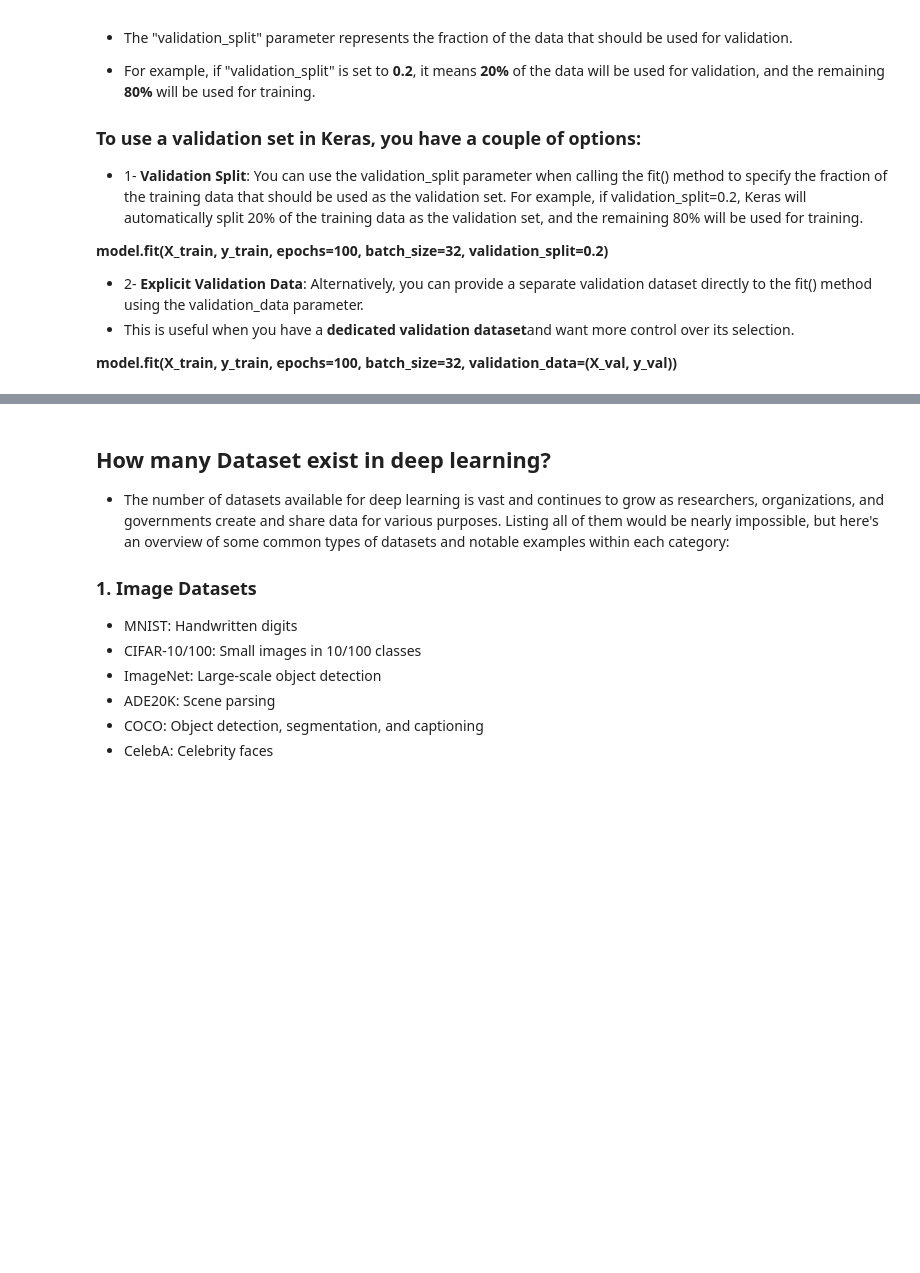
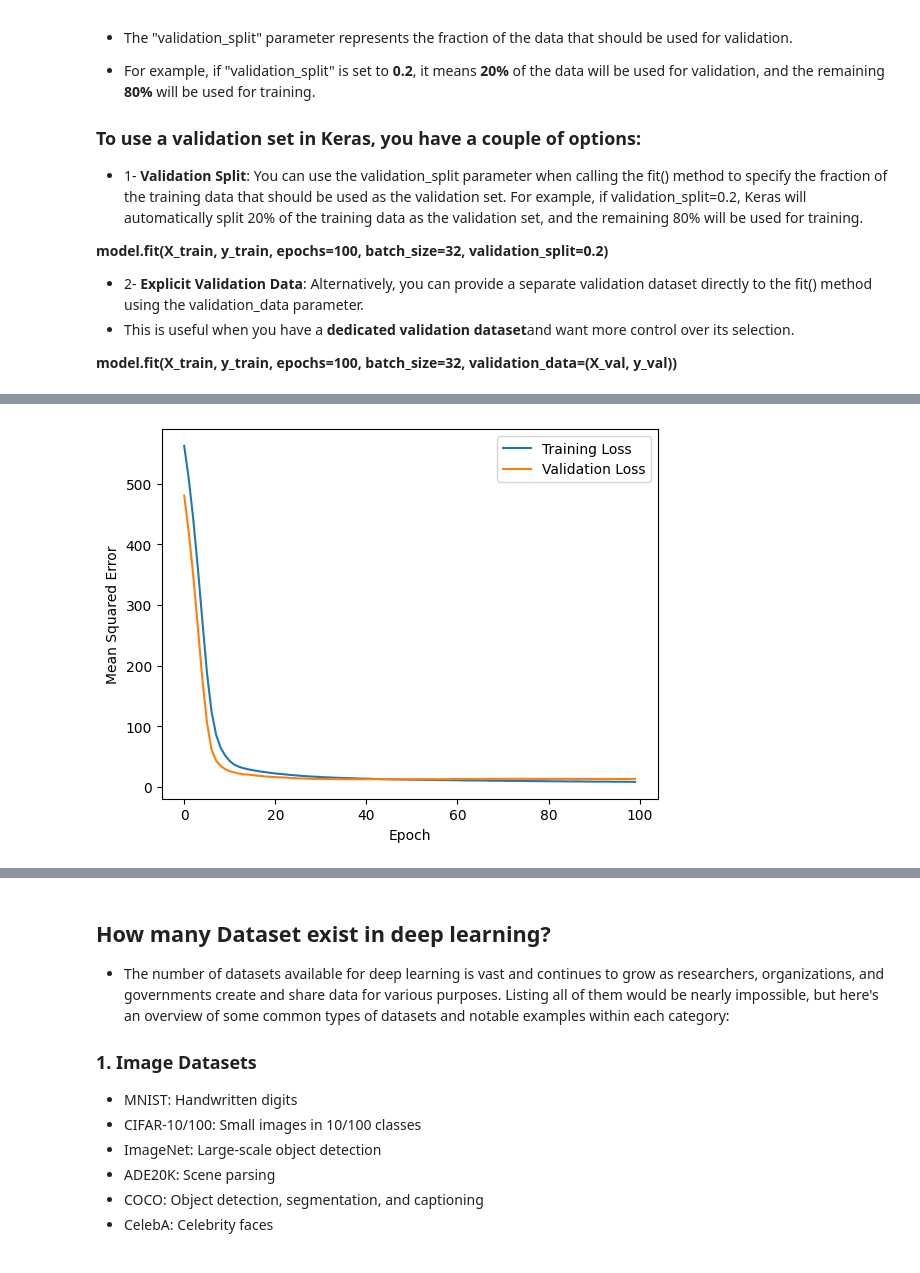
Before and after one commit to farshidhesami/Deep_learning_2023, a Jupyter notebook: Deep_learning_2023.ipynb, the cells around one changed output, grey strips where cells are left out. Saved outputs shown, nothing was run; the diff lists cells and outputs as text; code cells hidden in the pictures; blank space fills up the shorter version.

```diff
--- a/Deep_learning_2023.ipynb
+++ b/Deep_learning_2023.ipynb
@@ -1159,0 +1165,83 @@ Test Mean Squared Error: 11.86
+# %%
+import numpy as np
+import tensorflow as tf
+import matplotlib.pyplot as plt
+import pandas as pd
+from sklearn.model_selection import train_test_split
+from sklearn.preprocessing import StandardScaler
+from tensorflow.keras.models import Sequential
+from tensorflow.keras.layers import Dense
+
+# Set random seeds for reproducibility
+np.random.seed(42)
+tf.random.set_seed(42)
+
+# Fetch the Boston housing dataset from the original source
+data_url = "http://lib.stat.cmu.edu/datasets/boston"
+raw_df = pd.read_csv(data_url, sep="\s+", skiprows=22, header=None)
+X = np.hstack([raw_df.values[::2, :], raw_df.values[1::2, :2]])
+y = raw_df.values[1::2, 2]
+
+# Split the data into training and testing sets (80% training, 20% test)
+X_train_temp, X_test, y_train_temp, y_test = train_test_split(X, y, test_size=0.2, random_state=42)
+
+# Split the training data into training and validation sets (90% training, 10% validation)
+X_train, X_val, y_train, y_val = train_test_split(X_train_temp, y_train_temp, test_size=0.1, random_state=42)
+
+# Standardize the features
+scaler = StandardScaler()
+X_train = scaler.fit_transform(X_train)
+X_val = scaler.transform(X_val)
+X_test = scaler.transform(X_test)
+
+# Set the number of runs
+num_runs = 5
+
+# List to store the RMSE results for each run
+rmse_results = []
+
+for run in range(num_runs):
+    # Build the model with a different random seed for each run
+    model = Sequential([
+        Dense(64, activation='relu', input_shape=(X_train.shape[1],)),
+        Dense(32, activation='relu'),
+        Dense(1)
+    ])
+
+    # Compile the model using the Adam optimizer
+    model.compile(optimizer='adam', loss='mse')
+
+    # Train the model and store the history (using the validation data for early stopping)
+    history = model.fit(X_train, y_train, epochs=100, batch_size=32, validation_data=(X_val, y_val), verbose=0)
+
+    # Evaluate the model on the test set
+    mse_test = model.evaluate(X_test, y_test)
+
+    # Calculate the Root Mean Squared Error (RMSE)
+    rmse_test = np.sqrt(mse_test)
+
+    # Convert the RMSE to dollars (since the target variable is now in dollars)
+    rmse_test_dollars = rmse_test
+
+    # Append the RMSE result to the list
+    rmse_results.append(rmse_test_dollars)
+
+    # Print the results for each run
+    print(f"Run {run + 1}: Test Root Mean Squared Error: {rmse_test_dollars:.2f} (dollars)")
+
+# Show the plot only for the 5th run
+plt.plot(history.history['loss'], label='Training Loss')
+plt.plot(history.history['val_loss'], label='Validation Loss')
+plt.xlabel('Epoch')
+plt.ylabel('Mean Squared Error')
+plt.legend()
+plt.show()
+
+# Calculate the average and standard deviation of RMSE results
+avg_rmse = np.mean(rmse_results)
+std_rmse = np.std(rmse_results)
+
+# Print the overall results in dollars
+print(f"\nAverage Test Root Mean Squared Error: {avg_rmse:.2f} (dollars)")
+print(f"Standard Deviation of Test Root Mean Squared Error: {std_rmse:.2f} (dollars)")
+# %% [output]
@@ -1159,0 +1258 @@ Test Mean Squared Error: 11.86
+[figure, added]
```
Also changed, not shown: parts of 17 cells of this notebook.
